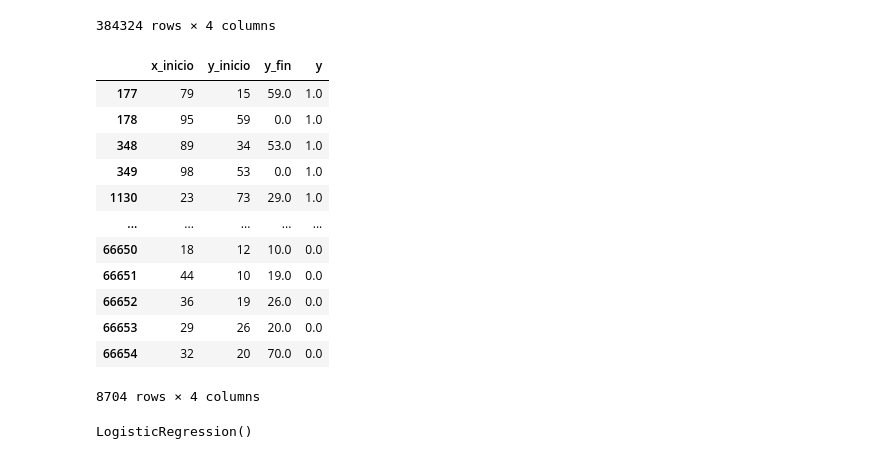
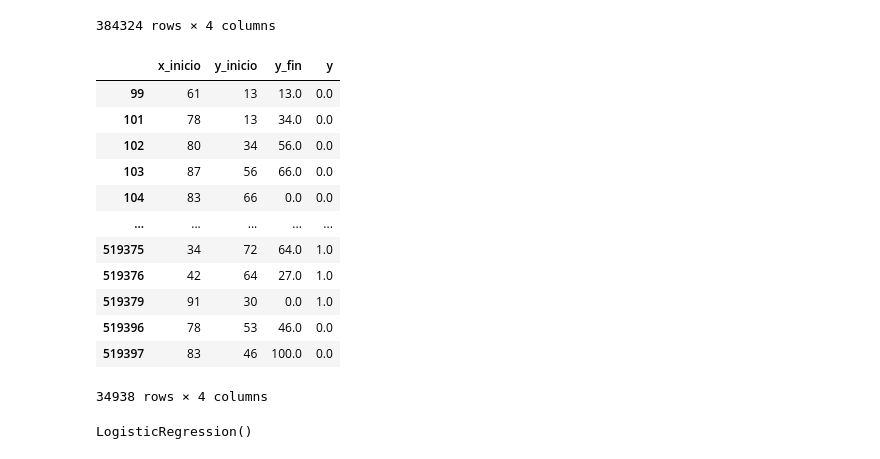
Before and after one commit to ErnestoAnaya/analisis_deportivo, a Jupyter notebook: Codigos/Jugadas/viz_reg_log.ipynb, the cells around one changed output. Cells and saved outputs as stored; diff of their text form; code cells hidden in the pictures.

```diff
--- a/Codigos/Jugadas/viz_reg_log.ipynb
+++ b/Codigos/Jugadas/viz_reg_log.ipynb
@@ -204,24 +239,26 @@ data_final_2 = data_final_2.rename(columns={"is_goal": "y"})
 data_final_2 = data_final_2.dropna() # hay 2 registros que no tienen coordenadas registradas
 
 #prueba con menos datos
-temp1 = data_final_2[data_final_2['y'] == 1]#4204 eventos fueron involucrados en gol. de los 34938 eventos que estuvieron en tiros.
-temp2 = data_final_2[data_final_2['y'] == 0].head(4500)
+#temp1 = data_final_2[data_final_2['y'] == 1]#4204 eventos fueron involucrados en gol. de los 34938 eventos que estuvieron en tiros.
+#temp2 = data_final_2[data_final_2['y'] == 0].head(4500)
 
-data_final_2 = pd.concat([temp1,temp2])
+#data_final_2 = pd.concat([temp1,temp2])
-# %% [output]
-|  | x_inicio | y_inicio | y_fin | y |
-| 177 | 79 | 15 | 59.0 | 1.0 |
-| 178 | 95 | 59 | 0.0 | 1.0 |
-| 348 | 89 | 34 | 53.0 | 1.0 |
-| 349 | 98 | 53 | 0.0 | 1.0 |
-| 1130 | 23 | 73 | 29.0 | 1.0 |
-| ... | ... | ... | ... | ... |
-| 66650 | 18 | 12 | 10.0 | 0.0 |
-| 66651 | 44 | 10 | 19.0 | 0.0 |
-| 66652 | 36 | 19 | 26.0 | 0.0 |
-| 66653 | 29 | 26 | 20.0 | 0.0 |
-| 66654 | 32 | 20 | 70.0 | 0.0 |
-8704 rows × 4 columns
+# %%
+data_final_2
+# %% [output]
+|  | x_inicio | y_inicio | y_fin | y |
+| 99 | 61 | 13 | 13.0 | 0.0 |
+| 101 | 78 | 13 | 34.0 | 0.0 |
+| 102 | 80 | 34 | 56.0 | 0.0 |
+| 103 | 87 | 56 | 66.0 | 0.0 |
+| 104 | 83 | 66 | 0.0 | 0.0 |
+| ... | ... | ... | ... | ... |
+| 519375 | 34 | 72 | 64.0 | 1.0 |
+| 519376 | 42 | 64 | 27.0 | 1.0 |
+| 519379 | 91 | 30 | 0.0 | 1.0 |
+| 519396 | 78 | 53 | 46.0 | 0.0 |
+| 519397 | 83 | 46 | 100.0 | 0.0 |
+34938 rows × 4 columns
 # %%
 #over sampling, no se terminó usando
 
```
Also changed, not shown: parts of 12 cells of this notebook, 1 other file.
